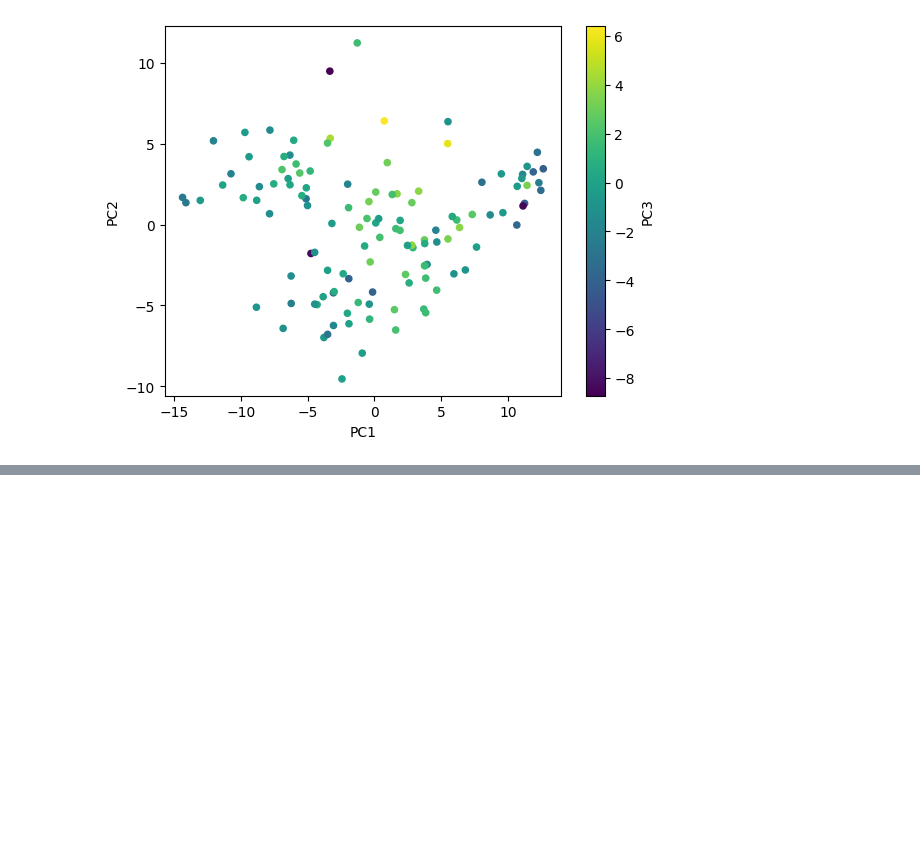
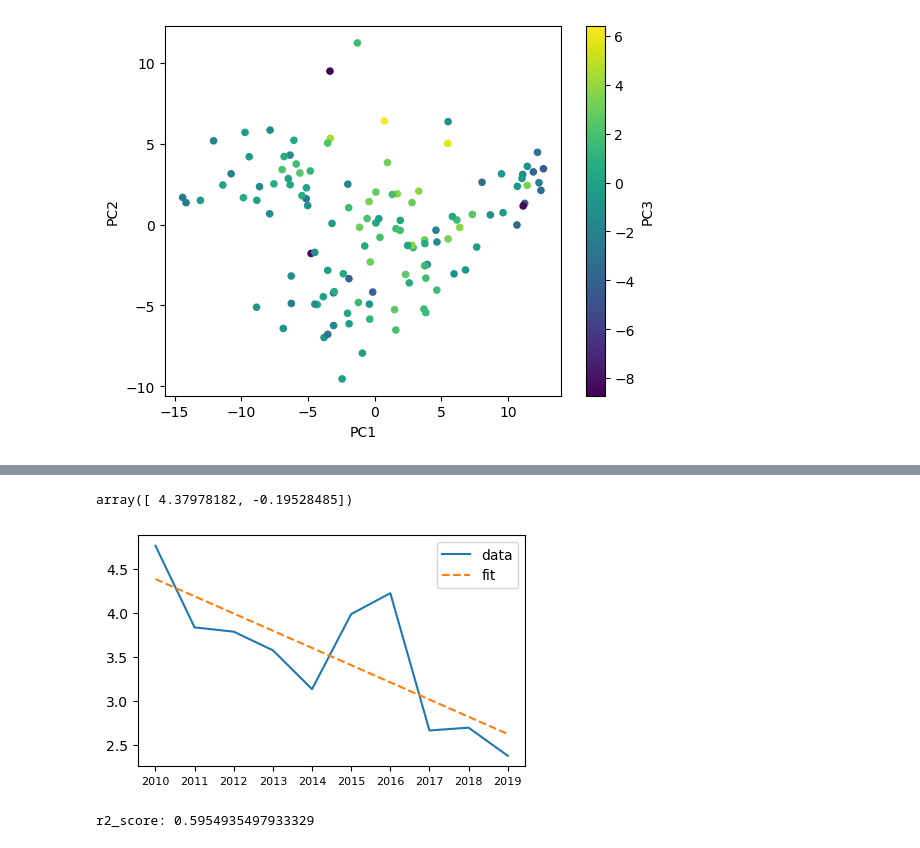
Before and after one commit to TimRyder9876/Python, a Jupyter notebook: Data_Preprocessing_In_Python (Book)/Ch13_Data_Reduction.ipynb, the cells around one changed output, grey strips where cells are left out. Drawn from its saved outputs; the diff is of its cells as text; code cells hidden in the pictures; blank space fills up the shorter version.

```diff
--- a/Data_Preprocessing_In_Python (Book)/Ch13_Data_Reduction.ipynb
+++ b/Data_Preprocessing_In_Python (Book)/Ch13_Data_Reduction.ipynb
@@ -582,0 +621,36 @@ plt.show()
+# %%
+# Create a linear function that returns the y target value
+def linearfunction(t,a,b):
+    y = a + b*t
+    return y
+# %%
+# Set the x and y arrays
+x_data = range(10)
+y_data = country_df.loc['Afghanistan','Life_Ladder']
+# %%
+# Fit the linear function to the x and y data
+from  scipy.optimize import curve_fit
+p,c = curve_fit(linearfunction, x_data, y_data)
+# %%
+# Return the intercept and coefficient
+p
+# %% [output]
+array([ 4.37978182, -0.19528485])
+# %%
+# Plot a line of the original data then plot a linear line based on predicted values
+# for the Afghanistan Life Ladder happiness index
+fit_y = linearfunction(x_data, p[0], p[1])
+plt.figure(figsize=(5,3))
+plt.plot(x_data, y_data, label='data')
+plt.plot(x_data, fit_y, '--', label='fit')
+plt.xticks(x_data, y_data.index, fontsize=8)
+plt.legend()
+plt.show()
+# %% [output]
+[figure, added]
+# %%
+# Print the r-squared value for the actual vs predicted y values
+from sklearn.metrics import r2_score
+print("r2_score:", r2_score(y_data, fit_y))
+# %% [output]
+r2_score: 0.5954935497933329
```
Also changed, not shown: parts of 38 cells of this notebook, 2 other files.
